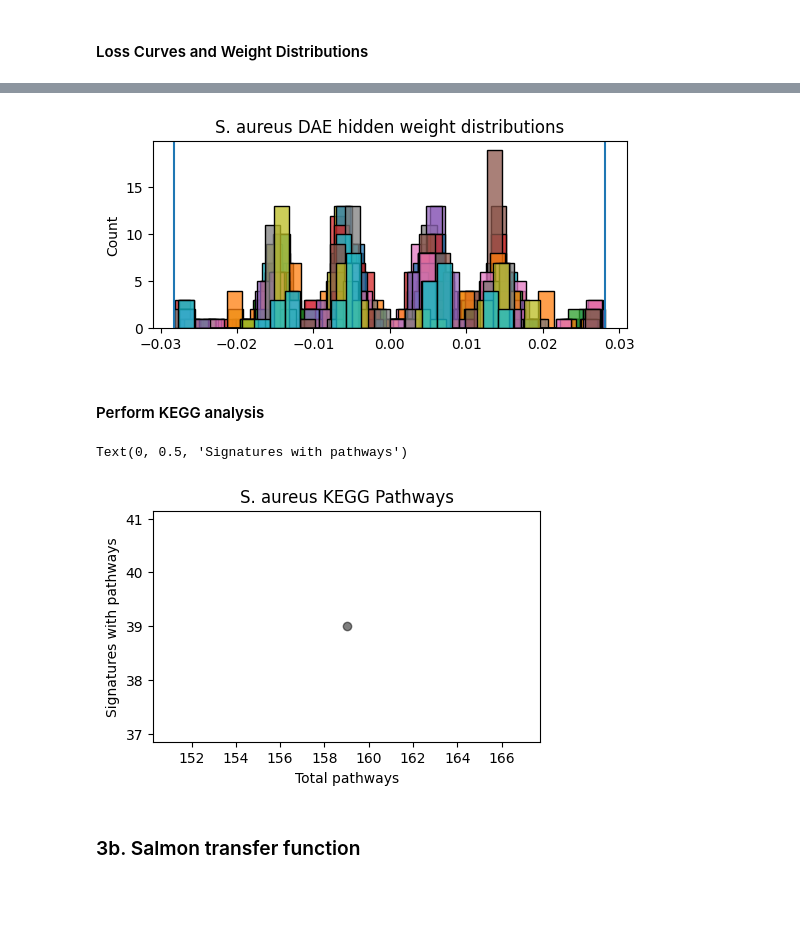
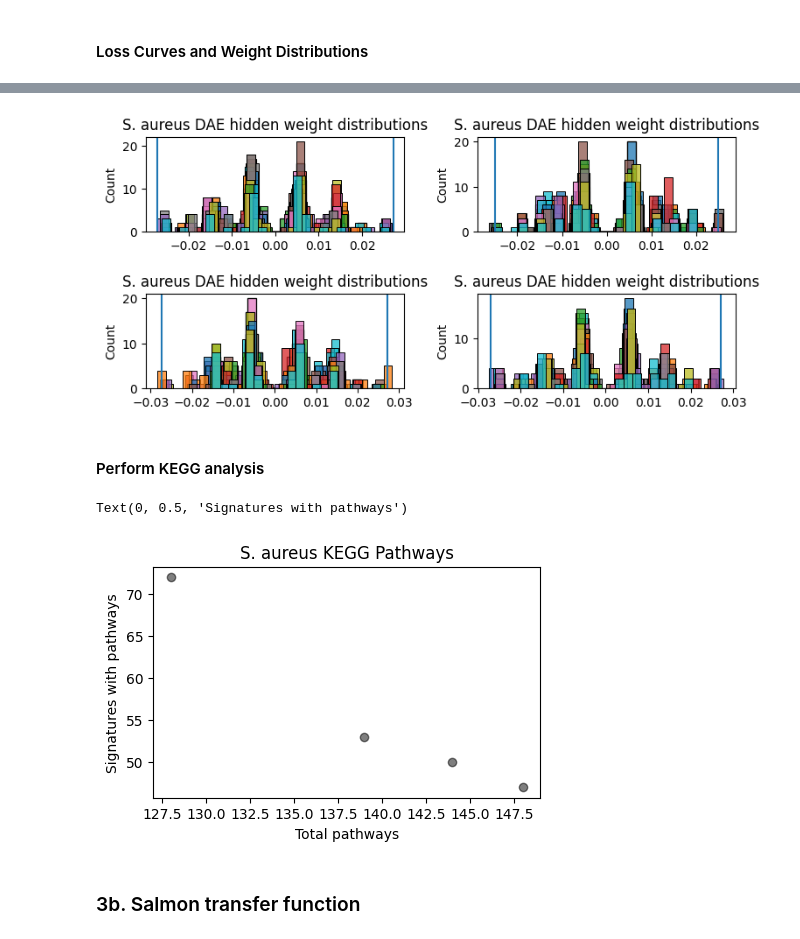
Before and after one commit to Mukundan-T/seqADAGE, a Jupyter notebook: Py/muk_transfer_learning/Mukundan_sA_ecmg_tl.ipynb, the cells around one changed output, grey strips where cells are left out. Saved outputs shown, nothing was run; the diff lists cells and outputs as text; code cells hidden in the pictures; blank space fills up the shorter version.

Commit message:
Refined and saved BLAST-induced transfer learning results

```diff
--- a/Py/muk_transfer_learning/Mukundan_sA_ecmg_tl.ipynb
+++ b/Py/muk_transfer_learning/Mukundan_sA_ecmg_tl.ipynb
@@ -281,0 +286,4 @@ kegg_dfs[13].to_csv(
+# %%
+# Load hyperparameters
+with open('/content/drive/My Drive/Comp-Bio-Projs-S26/data/muk-in-use/sa_best_model_hps.json', 'r') as f:
+  optimal_hps = json.load(f)
@@ -594,8 +649,11 @@ sa_objs[0].autoencoder.save(
 # %%
-# Save KEGG enrichment matrices for two best models
-kegg_dfs[0].to_csv(
-  '/content/drive/MyDrive/Comp-Bio-Projs-S26/data/muk-in-use/ec_sa_kegg_ps1.csv',
-)
+# Save KEGG enrichment matrices for best models
+i = 1
+for seed in [1, 5, 9, 16]:
+  kegg_dfs[seed].to_csv(
+    f'/content/drive/MyDrive/Comp-Bio-Projs-S26/data/muk-in-use/ec_sa_kegg_ps_blast_{i}.csv',
+  )
+  i += 1
 # %% [markdown]
 #### Loss Curves and Weight Distributions
 # %%
@@ -631,25 +697,29 @@ plt.show()
 # %%
-# Plot weight distributions for seed = 100
-fig, ax = plt.subplots(figsize = (6, 3))
+# Plot weight distributions
+fig, ax = plt.subplots(2, 2, figsize = (8, 4))
 fig.tight_layout(pad = 3.0)
 
-for node in range(50):
-  # Each hidden node weight distribution
-  sns.histplot(
-    transfer_models[0].weights[node],
-    ax = ax,
-    binwidth = 0.002,
-    kde = False
-  )
+seeds = [1, 5, 9, 16]
+for i in range(2):
+  for j in range(2):
+    # Get current index
+    curr_seed = seeds[2*i + j]
 
-# Add markers for weight cutoffs
-ax.axvline(x = np.std(transfer_models[0].weights) * 2.5)
-ax.axvline(x = np.std(transfer_models[0].weights) * -2.5)
+    for node in range(50):
+      # Each hidden node weight distribution
+      sns.histplot(
+        transfer_models[curr_seed].weights[node],
+        ax = ax[i, j],
+        binwidth = 0.002,
+        kde = False
+      )
 
-ax.set(title = 'S. aureus DAE hidden weight distributions')
-plt.show()
+    # Add markers for weight cutoffs
+    ax[i, j].axvline(x = np.std(transfer_models[curr_seed].weights) * 2.5)
+    ax[i, j].axvline(x = np.std(transfer_models[curr_seed].weights) * -2.5)
+    ax[i, j].set(title = 'S. aureus DAE hidden weight distributions')
 # %% [output]
-[figure, old version]
+[figure, new version]
 # %% [markdown]
 #### Perform KEGG analysis
 # %%
@@ -662,17 +737,17 @@ kegg_ps1 = pd.read_csv(
 # Plot KEGG pathways
 plt.figure(figsize = (5, 3))
 
-for kegg_vals in [kegg_ps1]:
-  x = ((kegg_vals > 1.3).sum(0) > 0).sum()
-  y = ((kegg_vals > 1.3).sum(1) > 0).sum()
-  plt.scatter(x, y, alpha = 0.5, color = "black")
+for kegg_vals in kegg_dfs:
+  x = ((kegg_vals > 1.5).sum(0) > 0).sum()
+  y = ((kegg_vals > 1.5).sum(1) > 0).sum()
+  plt.scatter(x, y, alpha = 0.5, color = 'black')
 
 plt.title('S. aureus KEGG Pathways')
 plt.xlabel('Total pathways')
 plt.ylabel('Signatures with pathways')
 # %% [output]
 Text(0, 0.5, 'Signatures with pathways')
-[figure, old version]
+[figure, new version]
 # %% [markdown]
 ### 3b. Salmon transfer function
 # %% [markdown]
```
Also changed, not shown: parts of 14 cells of this notebook.
